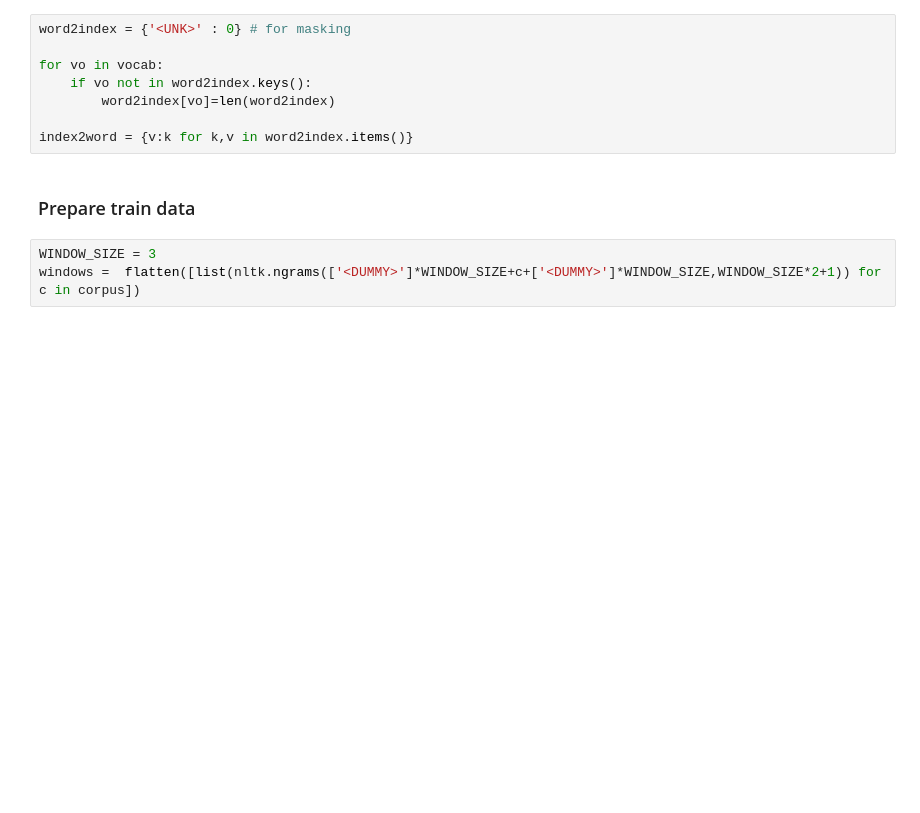
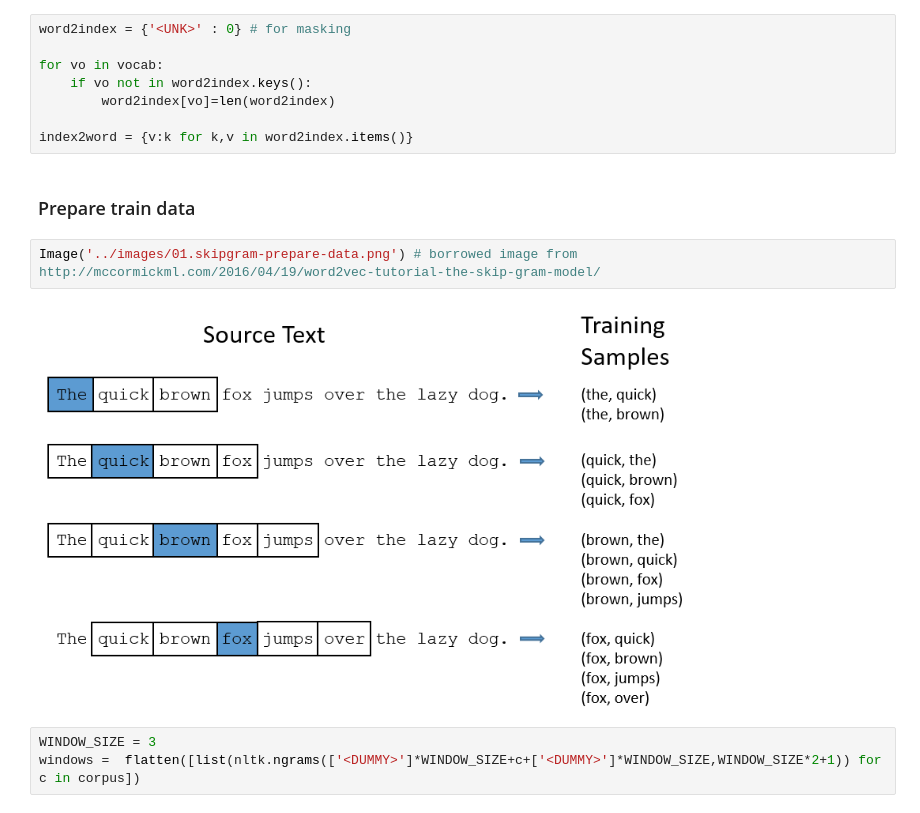
Before and after one commit to DSKSD/DeepNLP-models-Pytorch, a Jupyter notebook: notebooks/01.Skip-gram-Naive-Softmax.ipynb, the cells around one changed output. Drawn from its saved outputs; the diff is of its cells as text; blank space fills up the shorter version.

Commit message:
update images

```diff
--- a/notebooks/01.Skip-gram-Naive-Softmax.ipynb
+++ b/notebooks/01.Skip-gram-Naive-Softmax.ipynb
@@ -111,6 +114,10 @@ for vo in vocab:
 index2word = {v:k for k,v in word2index.items()}
 # %% [markdown]
 ### Prepare train data
+# %%
+Image('../images/01.skipgram-prepare-data.png') # borrowed image from http://mccormickml.com/2016/04/19/word2vec-tutorial-the-skip-gram-model/
+# %% [output]
+[figure, added]
 # %%
 WINDOW_SIZE = 3
 windows =  flatten([list(nltk.ngrams(['<DUMMY>']*WINDOW_SIZE+c+['<DUMMY>']*WINDOW_SIZE,WINDOW_SIZE*2+1)) for c in corpus])
```
Also changed, not shown: parts of 3 cells of this notebook, 11 other files.
